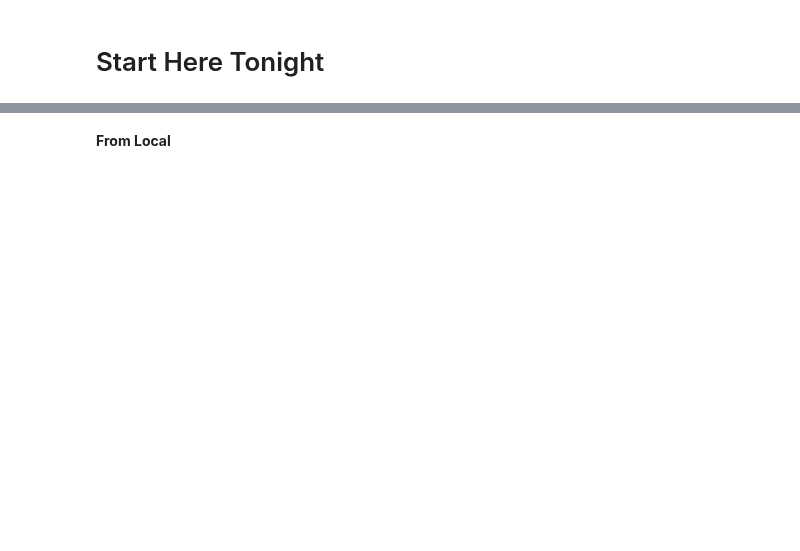
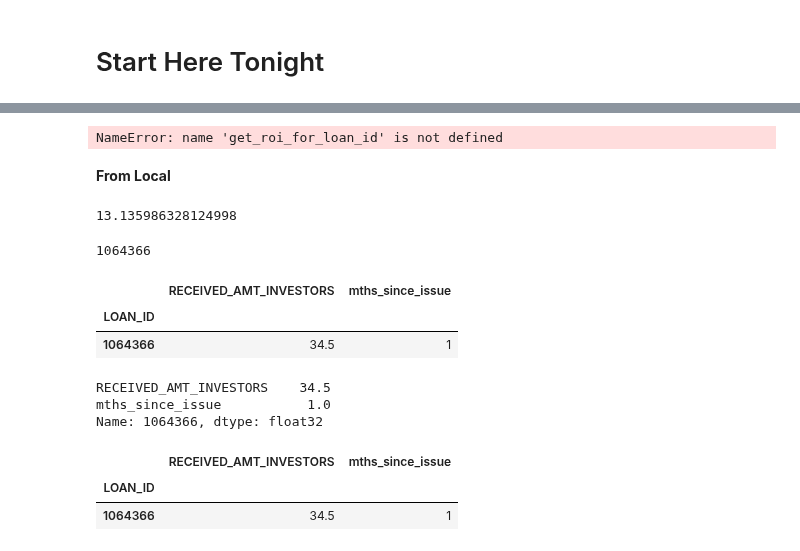
Before and after one commit to Booleans/consumer-loan-investment-strategy-simulator, a Jupyter notebook: FromScratch.ipynb, the cells around one changed output, grey strips where cells are left out. Drawn from its saved outputs; the diff is of its cells as text; code cells hidden in the pictures; blank space fills up the shorter version.

```diff
--- a/FromScratch.ipynb
+++ b/FromScratch.ipynb
@@ -209,15 +212,20 @@ get_one_loan_payment_data(x, 72176)
+# %%
+#get_one_loan_payment_data(training_payments, 72176)
+get_roi_for_loan_id(1077501, 5000)
+# %% [output]
+NameError: name 'get_roi_for_loan_id' is not defined
 # %% [markdown]
 **From Local**
 # %%
 def get_one_loan_payment_data(payments_training_loans, loan_id):
     try:
-        return payments_training_loans.loc[loan_id]
+        return payments_training_loans.loc[[loan_id]]
     except:
         return pd.DataFrame()
 
 def calculative_npv_payments(loans_payments, r_guess):
-    payments = loans_payments.RECEIVED_AMT_INVESTORS
-    months = loans_payments.mths_since_issue
+    payments = loans_payments['RECEIVED_AMT_INVESTORS']
+    months = loans_payments['mths_since_issue']
     return sum(payments/(1+r_guess)**(months/12))
 
 def adjust_estimated_roi(roi_guess, roi_min, roi_max, npv):
@@ -234,10 +242,9 @@ def adjust_estimated_roi(roi_guess, roi_min, roi_max, npv):
 
     return (new_guess, new_min, new_max)
 
-def get_roi_for_loan_id(loan_id):
+def get_roi_for_loan_id(loan_id, loan_amount, loan_payments):
     loan_id = int(loan_id)
-    loan_size = loans['loan_amnt'].loc[loan_id]
-    loan_payments = get_one_loan_payment_data(payments, loan_id)
+    loan_payments = get_one_loan_payment_data(training_payments, loan_id)
 
     if loan_payments.empty:
         return -100
@@ -248,9 +255,52 @@ def get_roi_for_loan_id(loan_id):
 
     for _ in range(15):
         npv_payments = calculative_npv_payments(loan_payments, r_guess)
-        npv = loan_size - npv_payments
+        npv = loan_amount - npv_payments
         r_guess, r_min, r_max = adjust_estimated_roi(r_guess, r_min, r_max, npv)
     return r_guess*100
 
-def get_rois_for_loans(loan_ids):
-    return {loan_id:get_roi_for_loan_id(loan_id)for loan_id in loan_ids}
+def get_rois_for_loans(loan_amount_dict, loan_payments):
+    '''
+    Need dictionary for training loan amount.
+    Need all training loan payments.
+    '''
+    loan_rois = {}
+    for loan_id, amount in loan_amount_dict.items():
+        payments = get_one_loan_payment_data(loan_payments, loan_id)
+        loan_rois[loan_id] = get_roi_for_loan_id(loan_id, amount, payments)
+    return loan_rois
+
+
+
+#return {loan_id:get_roi_for_loan_id(loan_id, loan_amount, get_one_loan_payment_data(loan_payments, loan_id)for loan_id, amount in loan_amount_dict.items()}
+# %%
+get_roi_for_loan_id(1064873, training_loan_amounts[1064873], training_payments)
+# %% [output]
+13.135986328124998
+# %%
+for loan_id, amount in training_loan_amounts.items():
+    try:
+        get_roi_for_loan_id(loan_id, amount, training_payments)
+    except:
+        print(loan_id)
+        break
+# %% [output]
+1064366
+# %%
+get_one_loan_payment_data(training_payments, 1064366)
+# %% [output]
+|  | RECEIVED_AMT_INVESTORS | mths_since_issue |
+| LOAN_ID |  |  |
+| 1064366 | 34.5 | 1 |
+# %%
+training_payments.loc[1064366]
+# %% [output]
+RECEIVED_AMT_INVESTORS    34.5
+mths_since_issue           1.0
+Name: 1064366, dtype: float32
+# %%
+training_payments.loc[[1064366]]
+# %% [output]
+|  | RECEIVED_AMT_INVESTORS | mths_since_issue |
+| LOAN_ID |  |  |
+| 1064366 | 34.5 | 1 |
```
Also changed, not shown: parts of 22 cells of this notebook.
